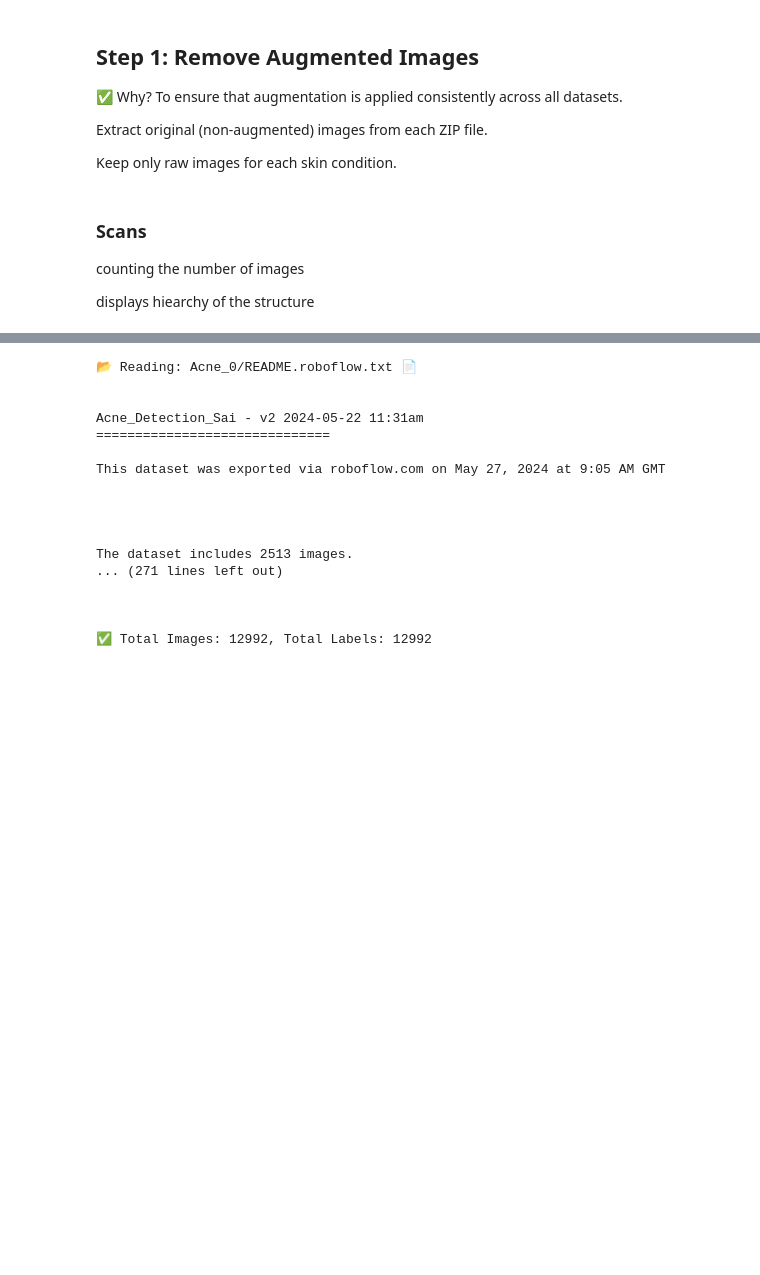
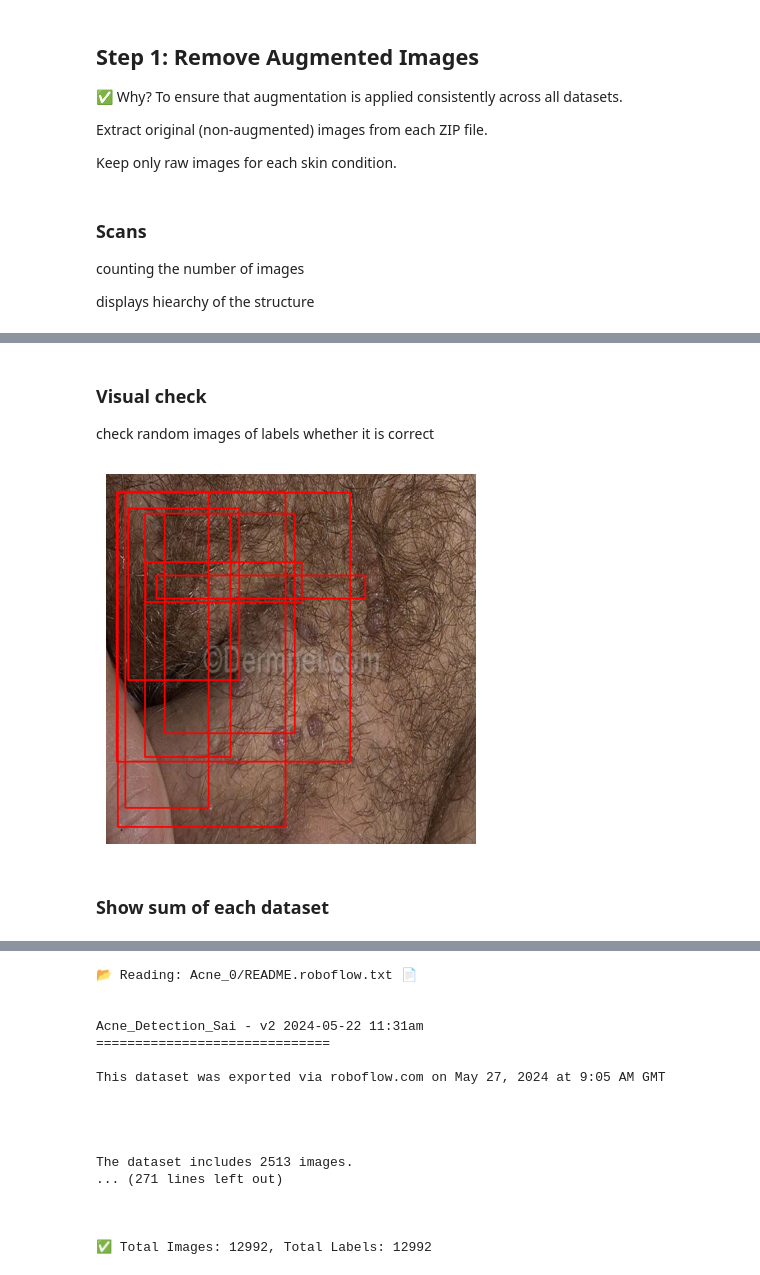
Before and after one commit to Seishiru/Thesis-Training, a Jupyter notebook: fixer.ipynb, the cells around one changed output, grey strips where cells are left out. Cells and saved outputs as stored; diff of their text form; code cells hidden in the pictures; blank space fills up the shorter version.

```diff
--- a/fixer.ipynb
+++ b/fixer.ipynb
@@ -136,0 +363,71 @@ scan_folders(root_dir)
+# %% [markdown]
+### Visual check
+
+check random images of labels whether it is correct
+# %%
+import os
+import random
+import cv2
+import matplotlib.pyplot as plt
+
+# Function to read and parse the YOLO-style label file
+def read_bbox(label_path):
+    bboxes = []
+    with open(label_path, 'r') as file:
+        for line in file.readlines():
+            parts = line.strip().split()
+            if len(parts) > 1:
+                class_id, x_center, y_center, width, height = map(float, parts)
+                bboxes.append((class_id, x_center, y_center, width, height))
+    return bboxes
+
+# Function to display image with bounding boxes
+def display_image_with_bboxes(image_path, label_path):
+    image = cv2.imread(image_path)  # Read image
+    image = cv2.cvtColor(image, cv2.COLOR_BGR2RGB)  # Convert from BGR to RGB for displaying with matplotlib
+
+    bboxes = read_bbox(label_path)  # Get bounding boxes from label
+
+    # Draw bounding boxes
+    for bbox in bboxes:
+        class_id, x_center, y_center, width, height = bbox
+
+        # Convert YOLO format to pixel coordinates
+        image_width, image_height = image.shape[1], image.shape[0]
+        x1 = int((x_center - width / 2) * image_width)
+        y1 = int((y_center - height / 2) * image_height)
+        x2 = int((x_center + width / 2) * image_width)
+        y2 = int((y_center + height / 2) * image_height)
+
+        # Draw rectangle
+        cv2.rectangle(image, (x1, y1), (x2, y2), (255, 0, 0), 2)  # Red bounding box
+
+    # Display the image with bounding boxes
+    plt.imshow(image)
+    plt.axis('off')
+    plt.show()
+
+# Path to the dataset folder
+dataset_path = 'New SkinDisease/extracted/Shingles_0/train'  # Change this to the folder where images/labels are located
+
+# Get all image files from the dataset (add .jpeg extension if needed)
+image_files = [f for f in os.listdir(os.path.join(dataset_path, 'images')) if f.endswith('.jpg') or f.endswith('.png') or f.endswith('.jpeg')]
+
+# Check if image files exist
+if not image_files:
+    print("No image files found in the specified directory.")
+else:
+    # Select a random image
+    random_image_file = random.choice(image_files)
+    image_path = os.path.join(dataset_path, 'images', random_image_file)
+
+    # Find the corresponding label file
+    label_file = random_image_file.replace('.jpg', '.txt').replace('.png', '.txt').replace('.jpeg', '.txt')
+    label_path = os.path.join(dataset_path, 'labels', label_file)
+
+    # Display the image with bounding boxes
+    display_image_with_bboxes(image_path, label_path)
+# %% [output]
+[figure, added]
+# %% [markdown]
+### Show sum of each dataset
```
Also changed, not shown: parts of 36 cells of this notebook, 5 other files.
